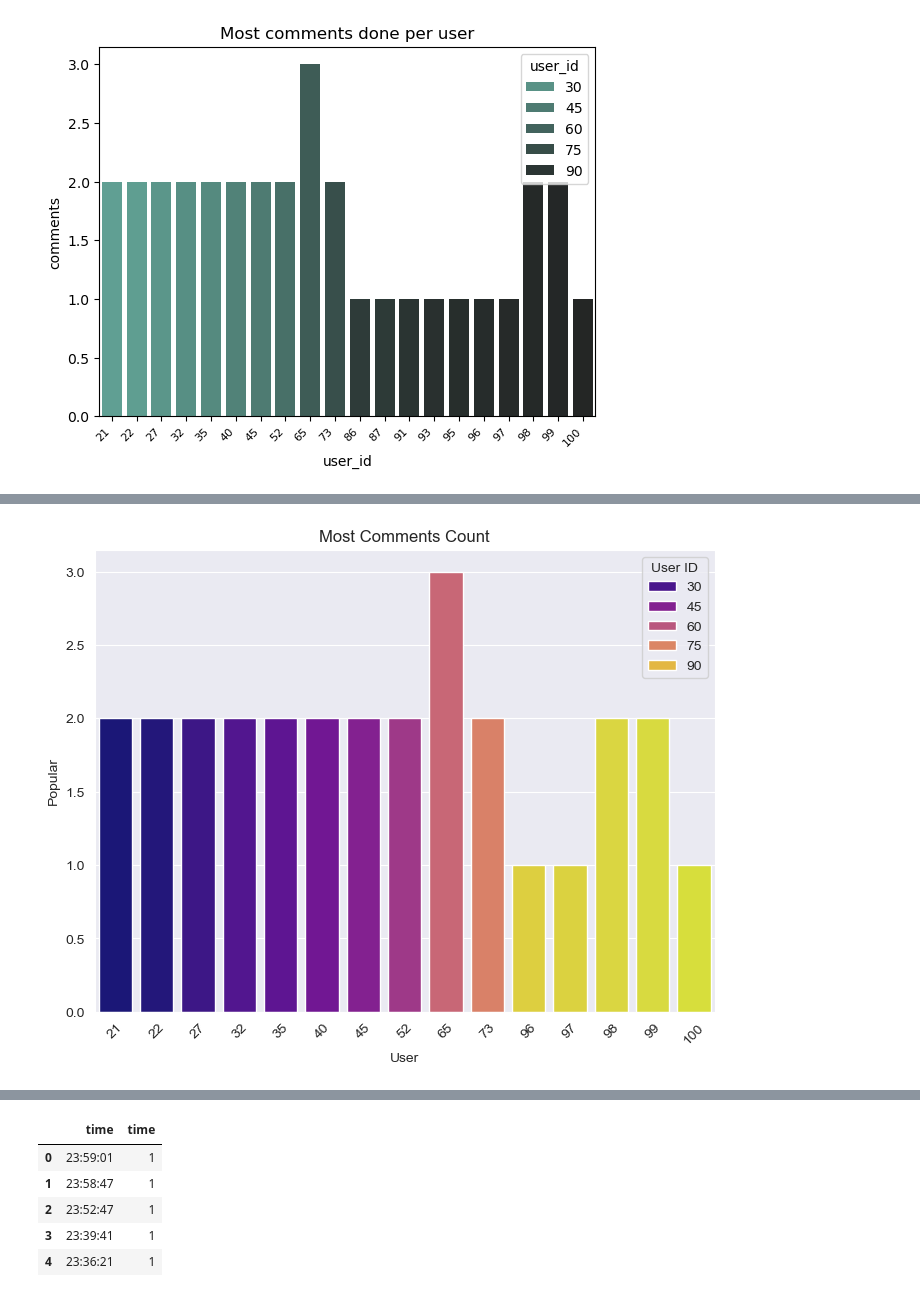
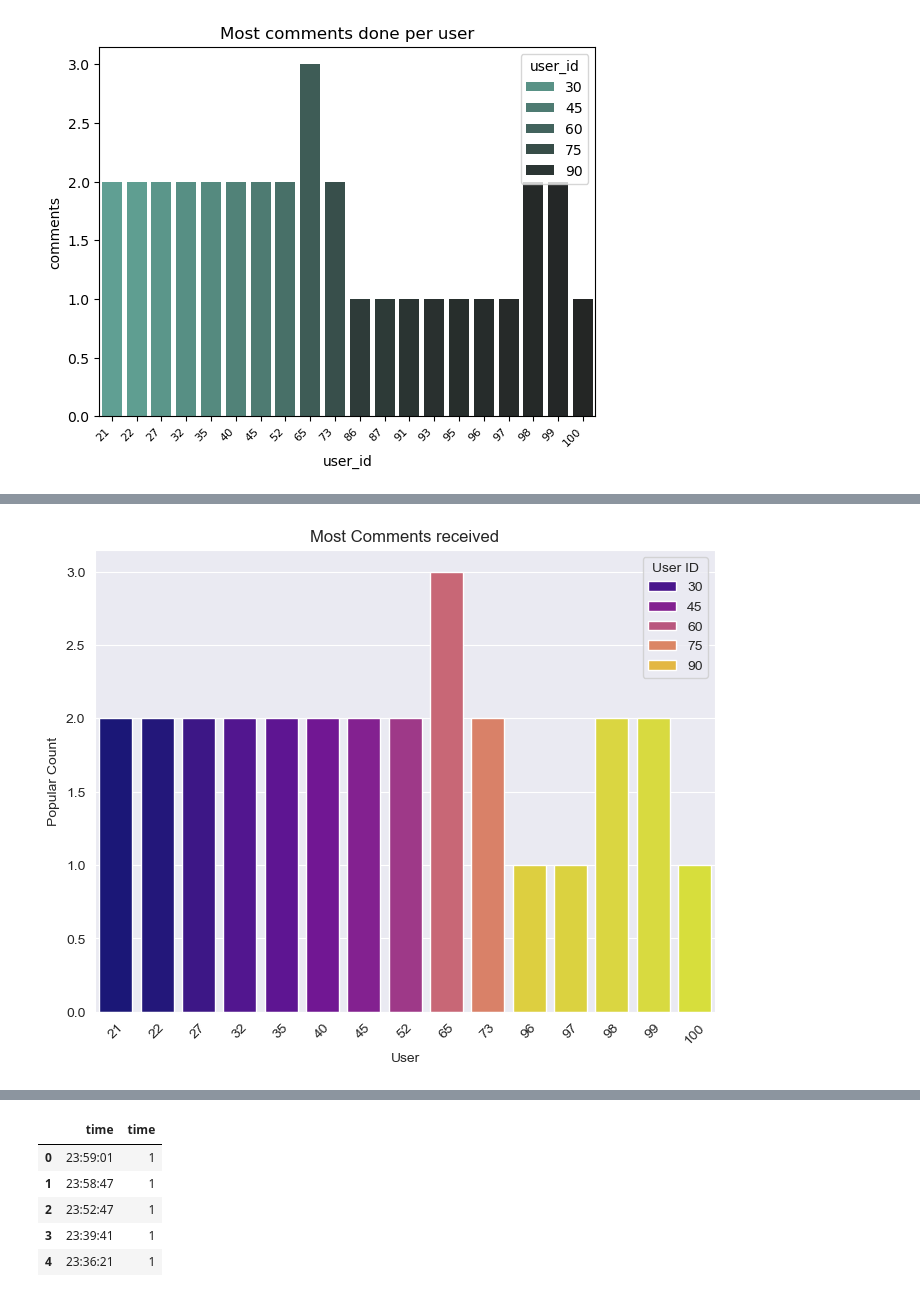
Before and after one commit to AlisonCG1/Project-datacopy, a Jupyter notebook: exploratory.ipynb, the cells around one changed output, grey strips where cells are left out. Saved outputs shown, nothing was run; the diff lists cells and outputs as text; code cells hidden in the pictures.

```diff
--- a/exploratory.ipynb
+++ b/exploratory.ipynb
@@ -176,15 +192,15 @@ plt.show()
 # %%
 query = "SELECT user_id, COUNT(TYPE) AS popular FROM Notification WHERE type == 'comment' GROUP BY user_id ORDER BY popular DESC LIMIT 15"
 popular = pd.read_sql(query, conn)
 
 popular_plot = plt.figure(figsize=(8, 6))
 sns.barplot(x ='user_id', y ='popular', data = popular, palette ='plasma', hue = 'user_id')
 plt.xlabel("User")
-plt.ylabel("Popular")
-plt.title("Most Comments Count")
+plt.ylabel("Popular Count")
+plt.title("Most Comments received")
 plt.xticks(rotation=45)
 plt.legend(title="User ID")
 plt.show()
 # %% [output]
-[figure, old version]
+[figure, new version]
 # %%
```
Also changed, not shown: parts of 17 cells of this notebook.
